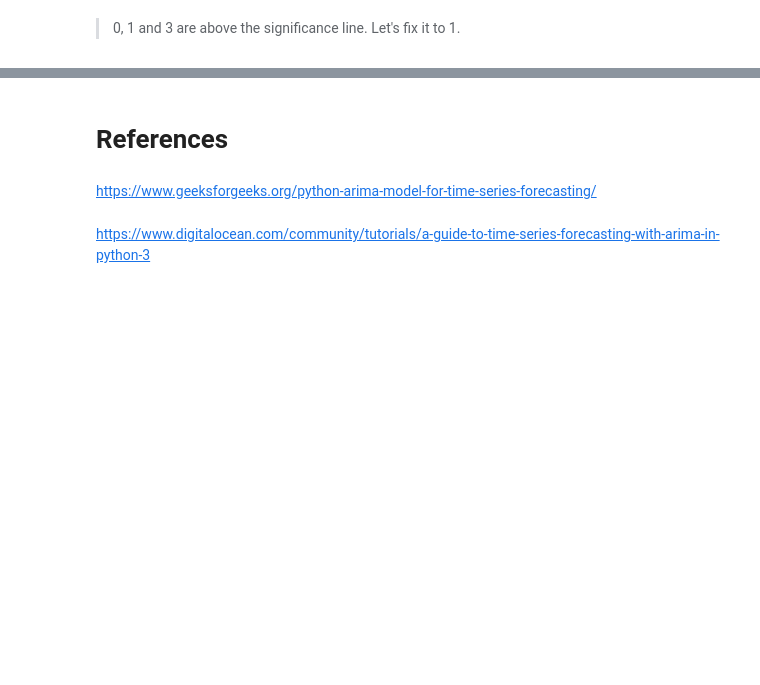
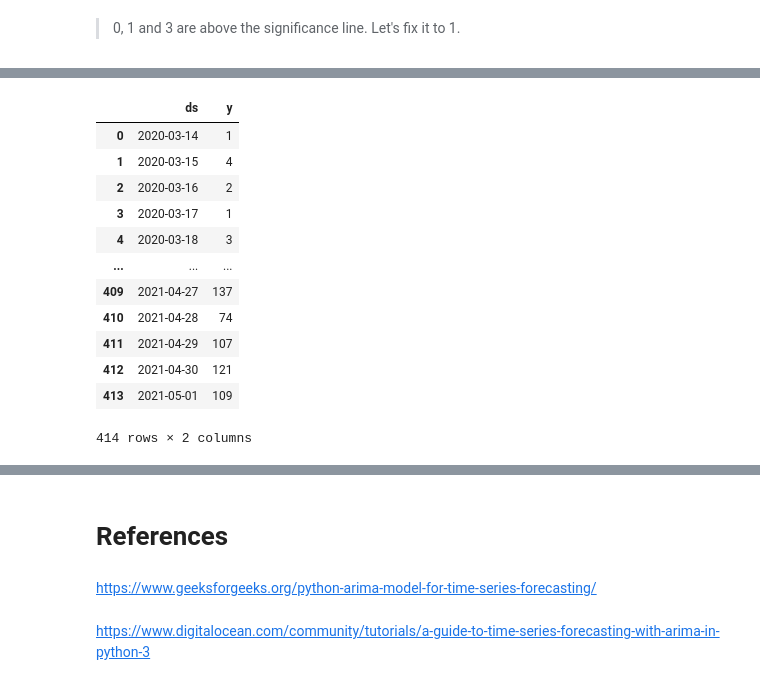
Before and after one commit to nzagaspard/Rwanda-Covid-19-Tracking-and-Forecasting, a Jupyter notebook: Predicting Covid-19 New Cases In Rwanda.ipynb, the cells around one changed output, grey strips where cells are left out. Saved outputs shown, nothing was run; the diff lists cells and outputs as text; code cells hidden in the pictures; blank space fills up the shorter version.

```diff
--- a/Predicting Covid-19 New Cases In Rwanda.ipynb
+++ b/Predicting Covid-19 New Cases In Rwanda.ipynb
@@ -137,0 +147,16 @@ days = range(8)
+# %%
+train
+# %% [output]
+|  | ds | y |
+| 0 | 2020-03-14 | 1 |
+| 1 | 2020-03-15 | 4 |
+| 2 | 2020-03-16 | 2 |
+| 3 | 2020-03-17 | 1 |
+| 4 | 2020-03-18 | 3 |
+| ... | ... | ... |
+| 409 | 2021-04-27 | 137 |
+| 410 | 2021-04-28 | 74 |
+| 411 | 2021-04-29 | 107 |
+| 412 | 2021-04-30 | 121 |
+| 413 | 2021-05-01 | 109 |
+414 rows × 2 columns
```
Also changed, not shown: parts of 16 cells of this notebook, 1 other file.
